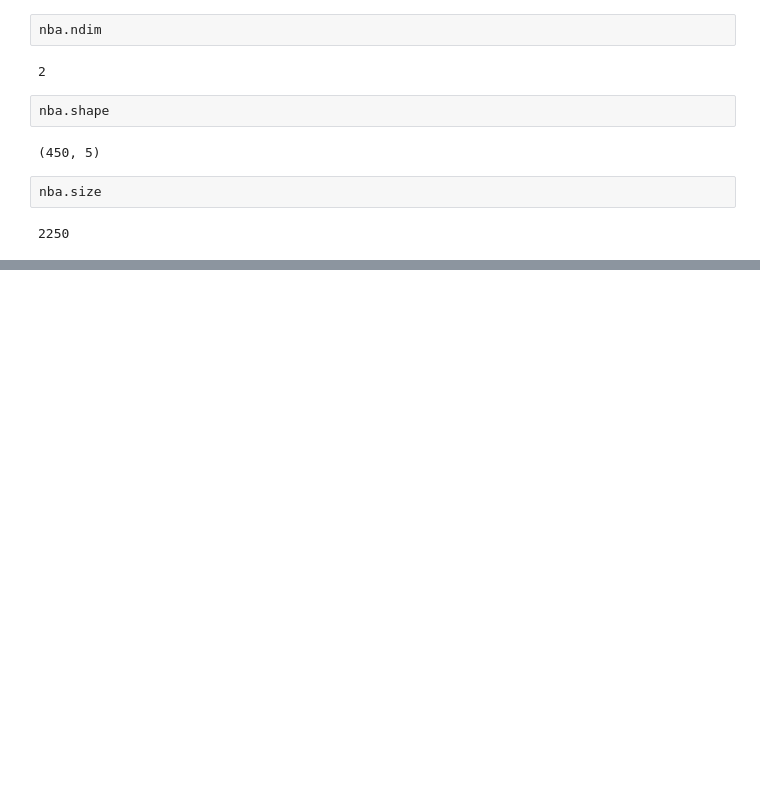
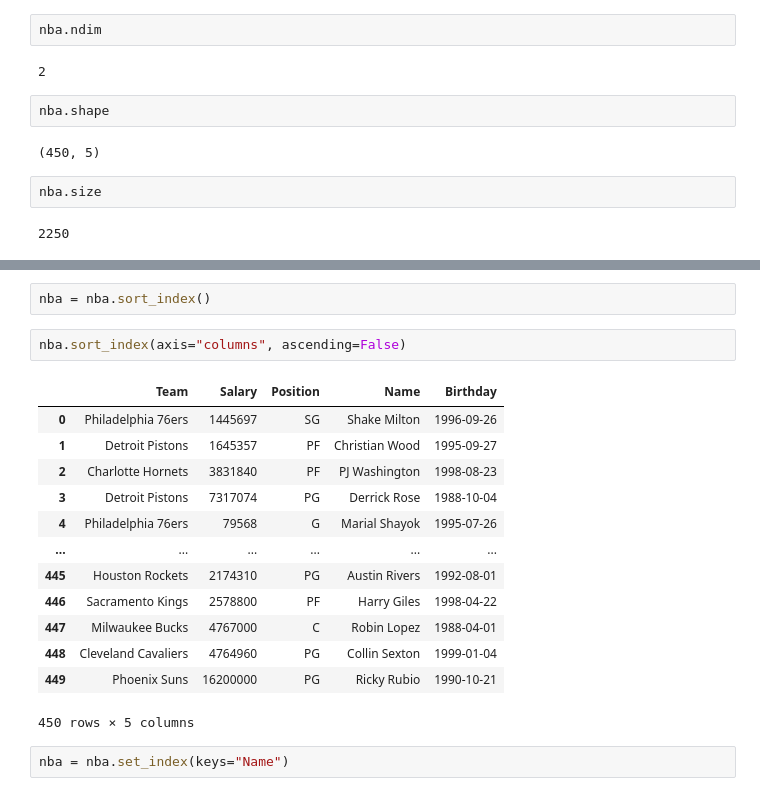
Before and after one commit to armenalaray/pandas-in-action, a Jupyter notebook: chapter_04_the_dataframe_object/Dataframe.ipynb, the cells around one changed output, grey strips where cells are left out. Drawn from its saved outputs; the diff is of its cells as text; blank space fills up the shorter version.

```diff
--- a/chapter_04_the_dataframe_object/Dataframe.ipynb
+++ b/chapter_04_the_dataframe_object/Dataframe.ipynb
@@ -106,0 +219,20 @@ dtype: int64
+# %%
+nba = nba.sort_index()
+# %%
+nba.sort_index(axis="columns", ascending=False)
+# %% [output]
+|  | Team | Salary | Position | Name | Birthday |
+| 0 | Philadelphia 76ers | 1445697 | SG | Shake Milton | 1996-09-26 |
+| 1 | Detroit Pistons | 1645357 | PF | Christian Wood | 1995-09-27 |
+| 2 | Charlotte Hornets | 3831840 | PF | PJ Washington | 1998-08-23 |
+| 3 | Detroit Pistons | 7317074 | PG | Derrick Rose | 1988-10-04 |
+| 4 | Philadelphia 76ers | 79568 | G | Marial Shayok | 1995-07-26 |
+| ... | ... | ... | ... | ... | ... |
+| 445 | Houston Rockets | 2174310 | PG | Austin Rivers | 1992-08-01 |
+| 446 | Sacramento Kings | 2578800 | PF | Harry Giles | 1998-04-22 |
+| 447 | Milwaukee Bucks | 4767000 | C | Robin Lopez | 1988-04-01 |
+| 448 | Cleveland Cavaliers | 4764960 | PG | Collin Sexton | 1999-01-04 |
+| 449 | Phoenix Suns | 16200000 | PG | Ricky Rubio | 1990-10-21 |
+450 rows × 5 columns
+# %%
+nba = nba.set_index(keys="Name")
```
Also changed, not shown: parts of 40 cells of this notebook.
